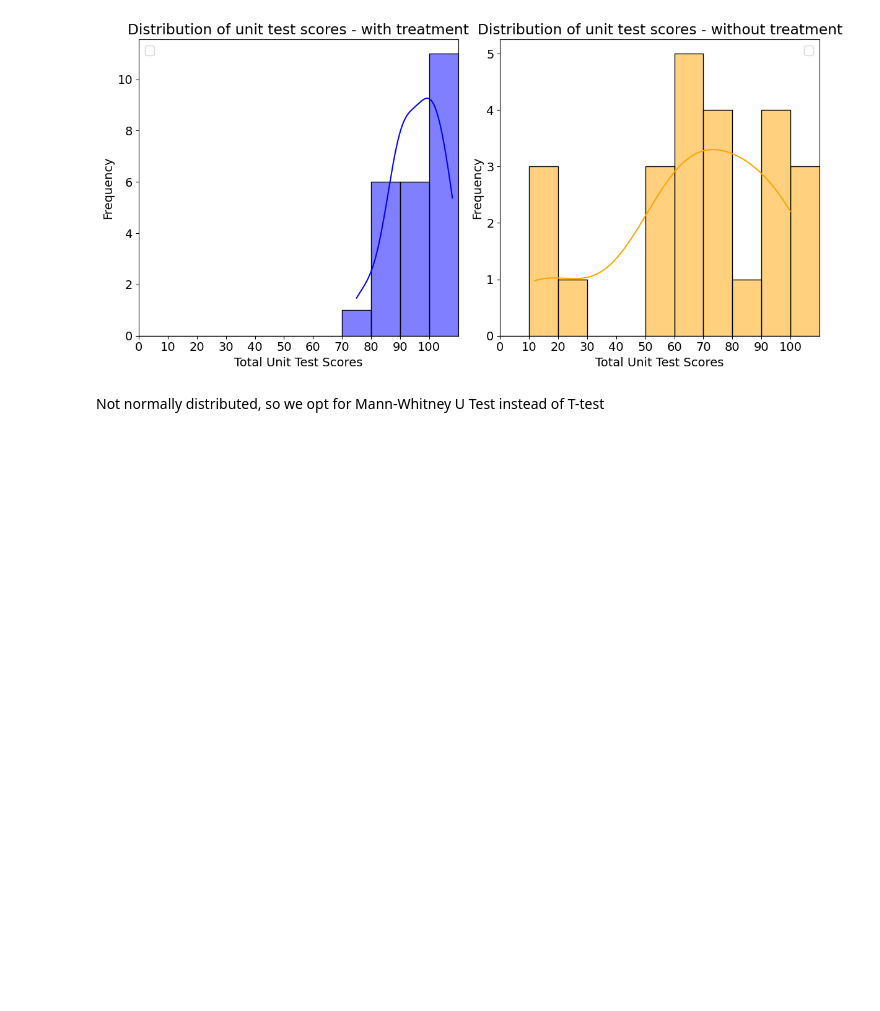
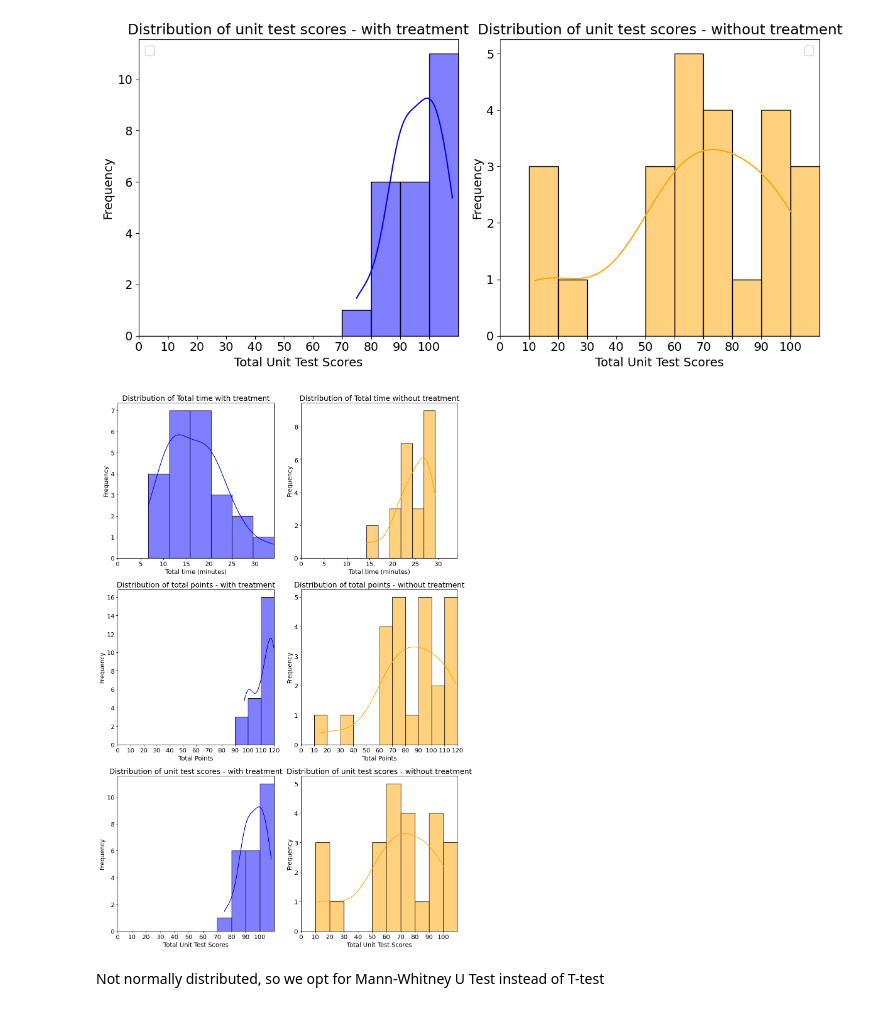
Before and after one commit to cseetreview/review_project, a Jupyter notebook: Notebook.ipynb, the cells around one changed output. Cells and saved outputs as stored; diff of their text form; code cells hidden in the pictures; blank space fills up the shorter version.

```diff
--- a/Notebook.ipynb
+++ b/Notebook.ipynb
@@ -429,6 +423,80 @@ plt.show()
 No artists with labels found to put in legend.  Note that artists whose label start with an underscore are ignored when legend() is called with no argument.
 No artists with labels found to put in legend.  Note that artists whose label start with an underscore are ignored when legend() is called with no argument.
 [figure]
+# %%
+
+
+x_min_time = data['Total_Time_Minutes'].min()
+x_max_time = data['Total_Time_Minutes'].max()
+
+x_min_points = 0
+x_max_points = 120
+
+x_min_unit_test = 0
+x_max_unit_test = 110
+
+binwidth_points = 10
+bins_points = (x_max_points - x_min_points) // binwidth_points
+
+binwidth_unit_test = 10
+bins_unit_test = (x_max_unit_test - x_min_unit_test) // binwidth_unit_test
+
+plt.figure(figsize=(12, 18))
+
+# Graph 1
+plt.subplot(3, 2, 1)
+sns.histplot(data[data['With AI'] == 'Yes']['Total_Time_Minutes'], color='blue', kde=True)
+plt.title('Distribution of Total time with treatment')
+plt.xlabel('Total time (minutes)')
+plt.ylabel('Frequency')
+plt.xlim(x_min_time, x_max_time)
+
+plt.subplot(3, 2, 2)
+sns.histplot(data[data['With AI'] == 'No']['Total_Time_Minutes'], color='orange', kde=True)
+plt.title('Distribution of Total time without treatment')
+plt.xlabel('Total time (minutes)')
+plt.ylabel('Frequency')
+plt.xlim(x_min_time, x_max_time)
+
+# Graph 2
+plt.subplot(3, 2, 3)
+sns.histplot(data[data['With AI'] == 'Yes']['Total Points'], color='blue', kde=True, binrange=(x_min_points, x_max_points), bins=bins_points)
+plt.title('Distribution of total points - with treatment')
+plt.xlabel('Total Points')
+plt.ylabel('Frequency')
+plt.xlim(x_min_points, x_max_points)
+plt.xticks(range(x_max_points, x_min_points - binwidth_points, -binwidth_points))
+
+plt.subplot(3, 2, 4)
+sns.histplot(data[data['With AI'] == 'No']['Total Points'], color='orange', kde=True, binrange=(x_min_points, x_max_points), bins=bins_points)
+plt.title('Distribution of total points - without treatment')
+plt.xlabel('Total Points')
+plt.ylabel('Frequency')
+plt.xlim(x_min_points, x_max_points)
+plt.xticks(range(x_max_points, x_min_points - binwidth_points, -binwidth_points))
+
+# Graph 3
+plt.subplot(3, 2, 5)
+sns.histplot(data[data['With AI'] == 'Yes']['Unit Test'], color='blue', kde=True, binrange=(x_min_unit_test, x_max_unit_test), bins=bins_unit_test)
+plt.title('Distribution of unit test scores - with treatment')
+plt.xlabel('Total Unit Test Scores')
+plt.ylabel('Frequency')
+plt.xlim(x_min_unit_test, x_max_unit_test)
+plt.xticks(range(x_min_unit_test, x_max_unit_test, binwidth_unit_test))
+
+plt.subplot(3, 2, 6)
+sns.histplot(data[data['With AI'] == 'No']['Unit Test'], color='orange', kde=True, binrange=(x_min_unit_test, x_max_unit_test), bins=bins_unit_test)
+plt.title('Distribution of unit test scores - without treatment')
+plt.xlabel('Total Unit Test Scores')
+plt.ylabel('Frequency')
+plt.xlim(x_min_unit_test, x_max_unit_test)
+plt.xticks(range(x_min_unit_test, x_max_unit_test, binwidth_unit_test))
+
+plt.tight_layout()
+figures['Merged distribution plt'] = plt.gcf()
+plt.show()
+# %% [output]
+[figure, added]
 # %% [markdown]
 Not normally distributed, so we opt for Mann-Whitney U Test instead of T-test
 # %%
```
Also changed, not shown: parts of 1 cell of this notebook, 1 other file.
